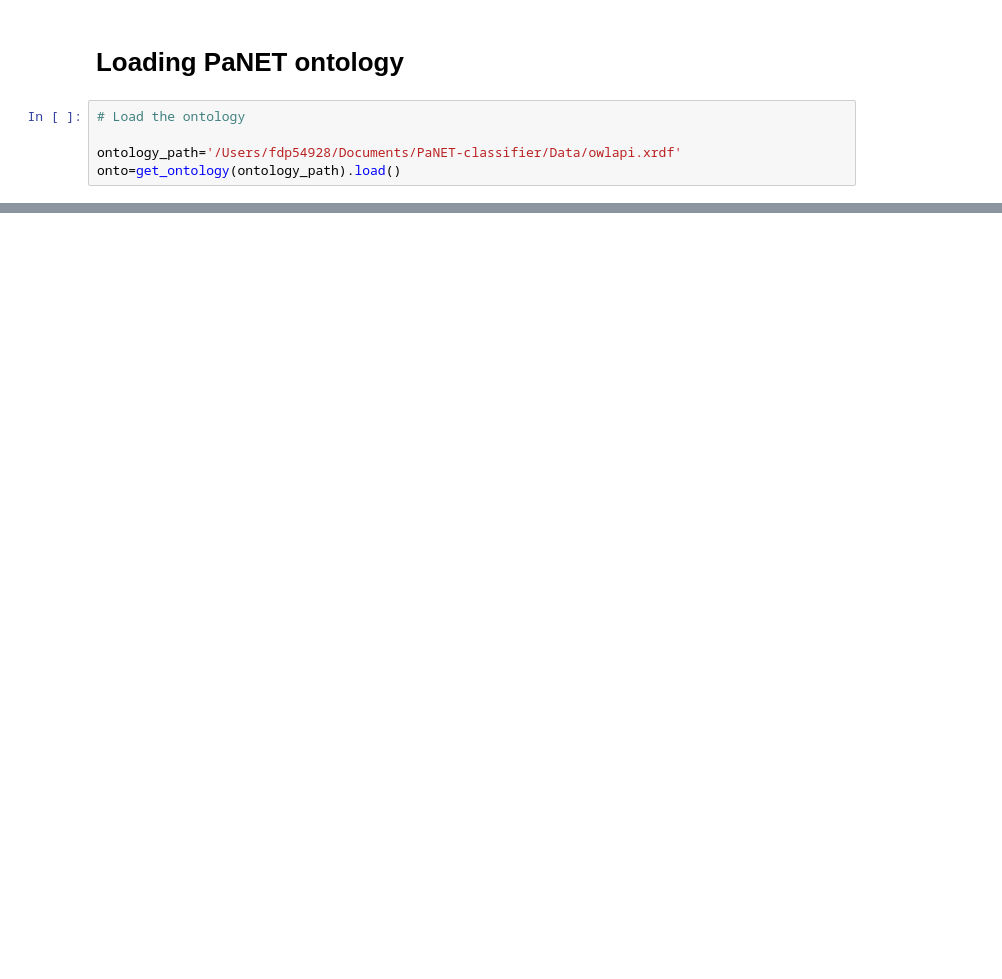
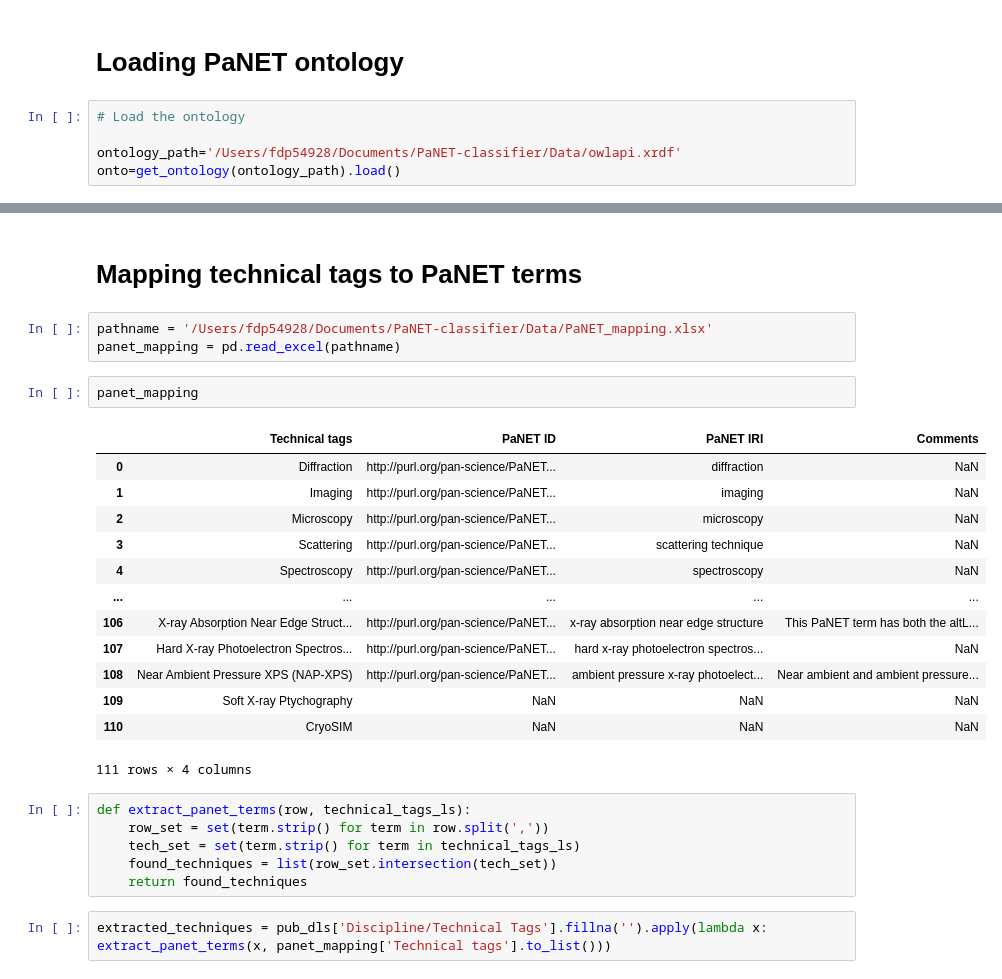
Before and after one commit to terencetan-c/PaNET-classifier, a Jupyter notebook: Code/Data exploration.ipynb, the cells around one changed output, grey strips where cells are left out. Saved outputs shown, nothing was run; the diff lists cells and outputs as text; blank space fills up the shorter version.

```diff
--- a/Code/Data exploration.ipynb
+++ b/Code/Data exploration.ipynb
@@ -80,3 +110,32 @@ technique_iri = [cls.iri for cls in technique_terms]
 print('Number of technique classes:',len(technique_iri))
 # %% [output]
 Number of technique classes: 377
+# %% [markdown]
+# Mapping technical tags to PaNET terms
+# %%
+pathname = '/Users/fdp54928/Documents/PaNET-classifier/Data/PaNET_mapping.xlsx'
+panet_mapping = pd.read_excel(pathname)
+# %%
+panet_mapping
+# %% [output]
+|  | Technical tags | PaNET ID | PaNET IRI | Comments |
+| 0 | Diffraction | http://purl.org/pan-science/PaNET... | diffraction | NaN |
+| 1 | Imaging | http://purl.org/pan-science/PaNET... | imaging | NaN |
+| 2 | Microscopy | http://purl.org/pan-science/PaNET... | microscopy | NaN |
+| 3 | Scattering | http://purl.org/pan-science/PaNET... | scattering technique | NaN |
+| 4 | Spectroscopy | http://purl.org/pan-science/PaNET... | spectroscopy | NaN |
+| ... | ... | ... | ... | ... |
+| 106 | X-ray Absorption Near Edge Struct... | http://purl.org/pan-science/PaNET... | x-ray absorption near edge structure | This PaNET term has both the altL... |
+| 107 | Hard X-ray Photoelectron Spectros... | http://purl.org/pan-science/PaNET... | hard x-ray photoelectron spectros... | NaN |
+| 108 | Near Ambient Pressure XPS (NAP-XPS) | http://purl.org/pan-science/PaNET... | ambient pressure x-ray photoelect... | Near ambient and ambient pressure... |
+| 109 | Soft X-ray Ptychography | NaN | NaN | NaN |
+| 110 | CryoSIM | NaN | NaN | NaN |
+111 rows × 4 columns
+# %%
+def extract_panet_terms(row, technical_tags_ls):
+    row_set = set(term.strip() for term in row.split(','))
+    tech_set = set(term.strip() for term in technical_tags_ls)
+    found_techniques = list(row_set.intersection(tech_set))
+    return found_techniques
+# %%
+extracted_techniques = pub_dls['Discipline/Technical Tags'].fillna('').apply(lambda x: extract_panet_terms(x, panet_mapping['Technical tags'].to_list()))
```
Also changed, not shown: parts of 28 cells of this notebook, 2 other files.
